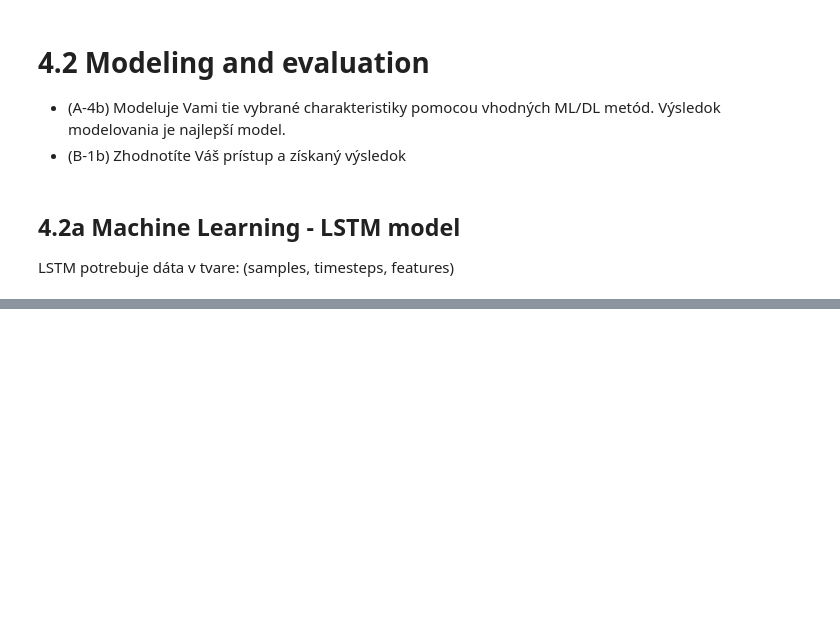
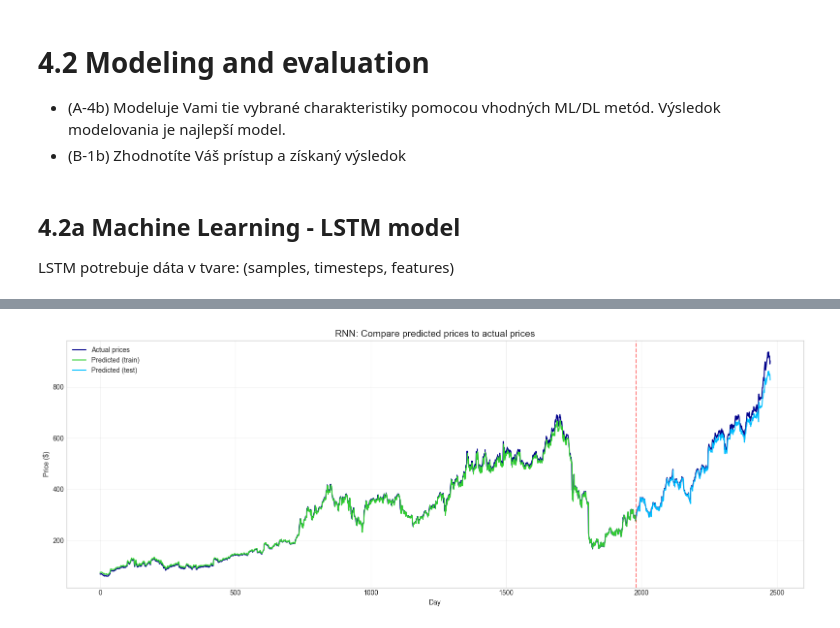
Before and after one commit to johannatilesova/IAU-project, a Jupyter notebook: phase4_sp500stocks.ipynb, the cells around one changed output, grey strips where cells are left out. Saved outputs shown, nothing was run; the diff lists cells and outputs as text; code cells hidden in the pictures; blank space fills up the shorter version.

```diff
--- a/phase4_sp500stocks.ipynb
+++ b/phase4_sp500stocks.ipynb
@@ -1426,0 +1414,18 @@ plt.show()
+# %%
+fig, ax = plt.subplots(figsize=(16, 6))
+
+ax.plot(actual, label='Actual prices', color='darkblue', linewidth=1.5)
+ax.plot(range(split_index), pred_rnn[:split_index], label='Predicted (train)', color='limegreen', linewidth=1.5)
+ax.plot(range(split_index, len(pred_rnn)), pred_rnn[split_index:], label='Predicted (test)', color='deepskyblue', linewidth=1.5)
+ax.axvline(x=split_index, color='red', linestyle='--', alpha=0.5)
+
+ax.set_title('RNN: Compare predicted prices to actual prices', fontsize=14)
+ax.set_xlabel('Day')
+ax.set_ylabel('Price ($)')
+ax.legend(loc='upper left')
+ax.grid(True, alpha=0.3)
+
+plt.tight_layout()
+plt.show()
+# %% [output]
+[figure, added]
```
Also changed, not shown: parts of 47 cells of this notebook, 1 other file.
